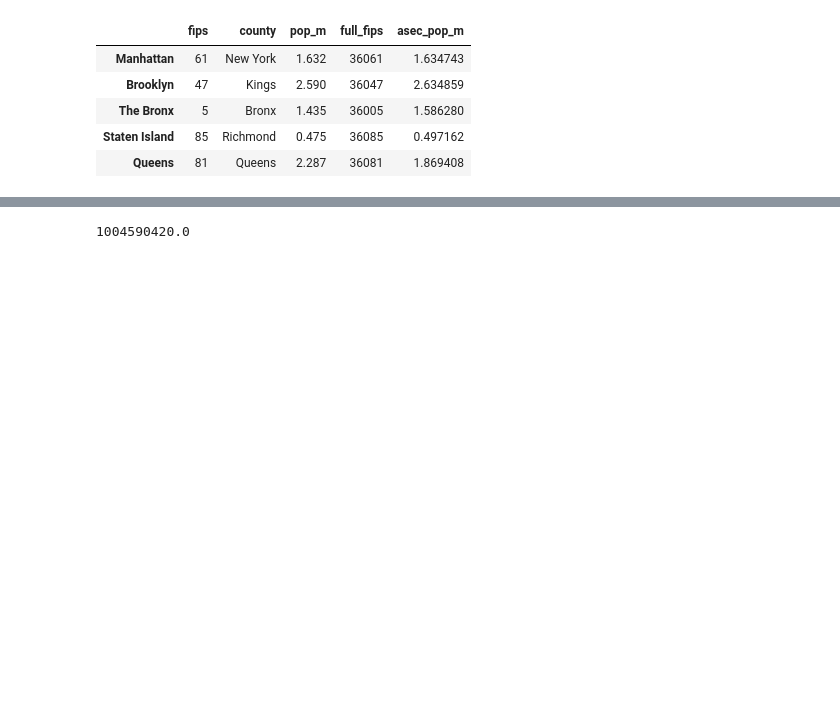
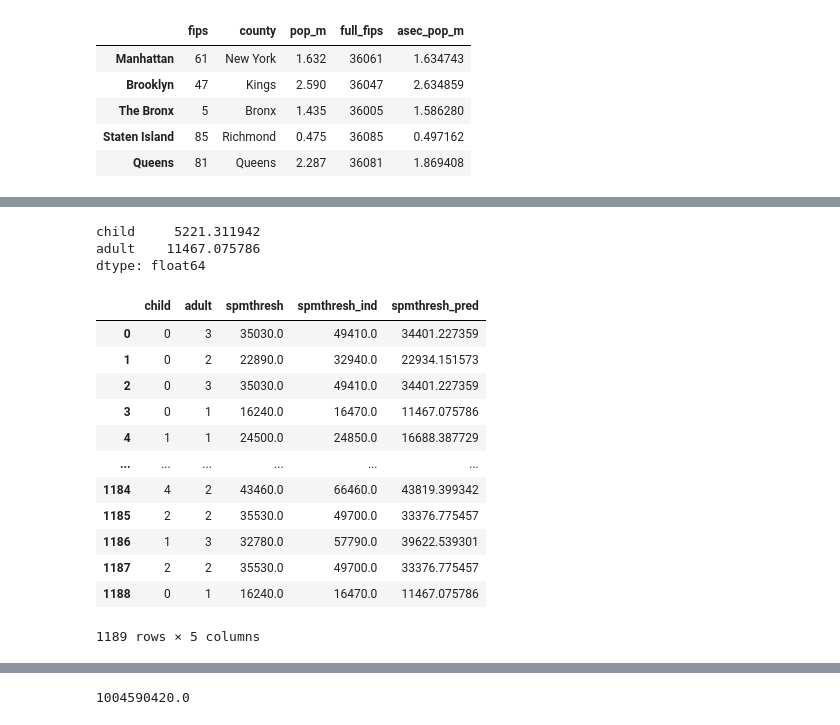
Before and after one commit to UBICenter/yang-nyc, a Jupyter notebook: analysis.ipynb, the cells around one changed output, grey strips where cells are left out. Drawn from its saved outputs; the diff is of its cells as text; code cells hidden in the pictures; blank space fills up the shorter version.

```diff
--- a/analysis.ipynb
+++ b/analysis.ipynb
@@ -36,3 +175,26 @@ NYC_COUNTY
+# %%
+SPMTHRESH_PREDICTORS = ["child", "adult"]
+spmthresh_reg = sm.WLS(s.spmthresh, s[SPMTHRESH_PREDICTORS], s.spmwt).fit()
+print(spmthresh_reg.params)
+s["spmthresh_pred"] = spmthresh_reg.predict(s[SPMTHRESH_PREDICTORS])
+s[SPMTHRESH_PREDICTORS + ["spmthresh", "spmthresh_ind", "spmthresh_pred"]]
+# %% [output]
+child     5221.311942
+adult    11467.075786
+dtype: float64
+|  | child | adult | spmthresh | spmthresh_ind | spmthresh_pred |
+| 0 | 0 | 3 | 35030.0 | 49410.0 | 34401.227359 |
+| 1 | 0 | 2 | 22890.0 | 32940.0 | 22934.151573 |
+| 2 | 0 | 3 | 35030.0 | 49410.0 | 34401.227359 |
+| 3 | 0 | 1 | 16240.0 | 16470.0 | 11467.075786 |
+| 4 | 1 | 1 | 24500.0 | 24850.0 | 16688.387729 |
+| ... | ... | ... | ... | ... | ... |
+| 1184 | 4 | 2 | 43460.0 | 66460.0 | 43819.399342 |
+| 1185 | 2 | 2 | 35530.0 | 49700.0 | 33376.775457 |
+| 1186 | 1 | 3 | 32780.0 | 57790.0 | 39622.539301 |
+| 1187 | 2 | 2 | 35530.0 | 49700.0 | 33376.775457 |
+| 1188 | 0 | 1 | 16240.0 | 16470.0 | 11467.075786 |
+1189 rows × 5 columns
 # %%
 # Add cumulative adult population to identify bottom 500,000 adults.
 pna = pn[pn.age >= 18].copy()
```
Also changed, not shown: parts of 14 cells of this notebook, 1 other file.
